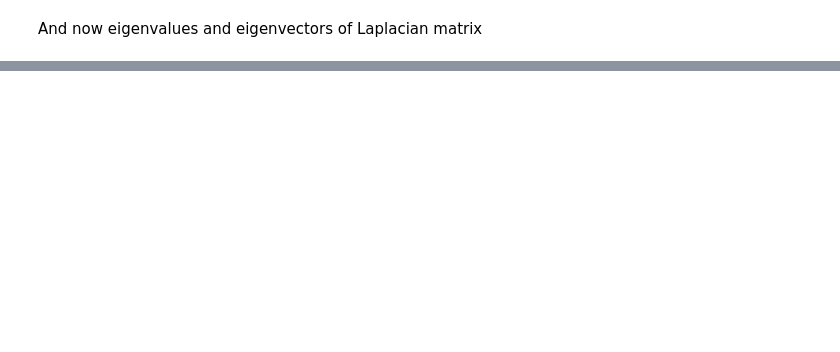
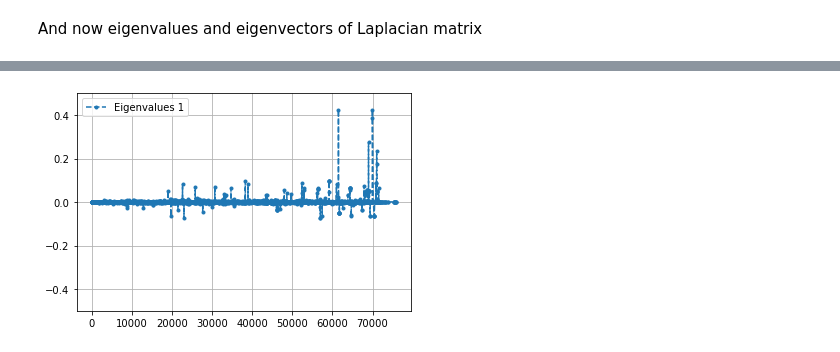
Before and after one commit to tratom/fcul-cda-project, a Jupyter notebook: code/analysis.ipynb, the cells around one changed output, grey strips where cells are left out. Saved outputs shown, nothing was run; the diff lists cells and outputs as text; code cells hidden in the pictures; blank space fills up the shorter version.

```diff
--- a/code/analysis.ipynb
+++ b/code/analysis.ipynb
@@ -568,0 +594,13 @@ Error:
+# %%
+eord = np.argsort(eigenvalues)
+L1=eigenvectors[:,eord[0]]
+L2=eigenvectors[:,eord[1]]
+L3=eigenvectors[:,eord[2]]
+# %%
+plt.plot(core_nodes, L1, ".--", label="Eigenvalues 1")
+plt.ylim(-.5,.5)
+plt.grid()
+plt.legend()
+plt.show()
+# %% [output]
+[figure, added]
```
Also changed, not shown: parts of 14 cells of this notebook, 2 other files.
